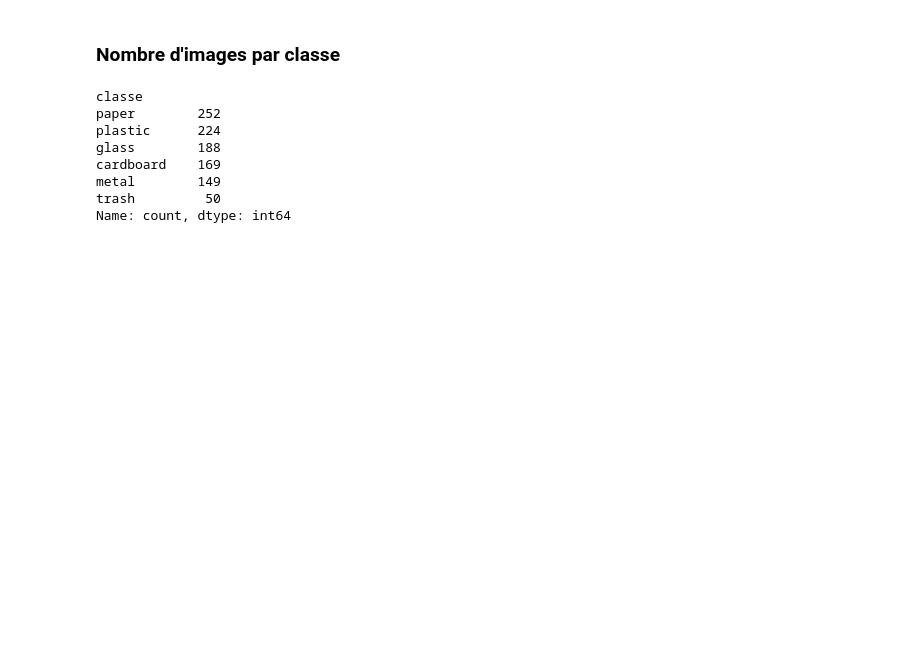
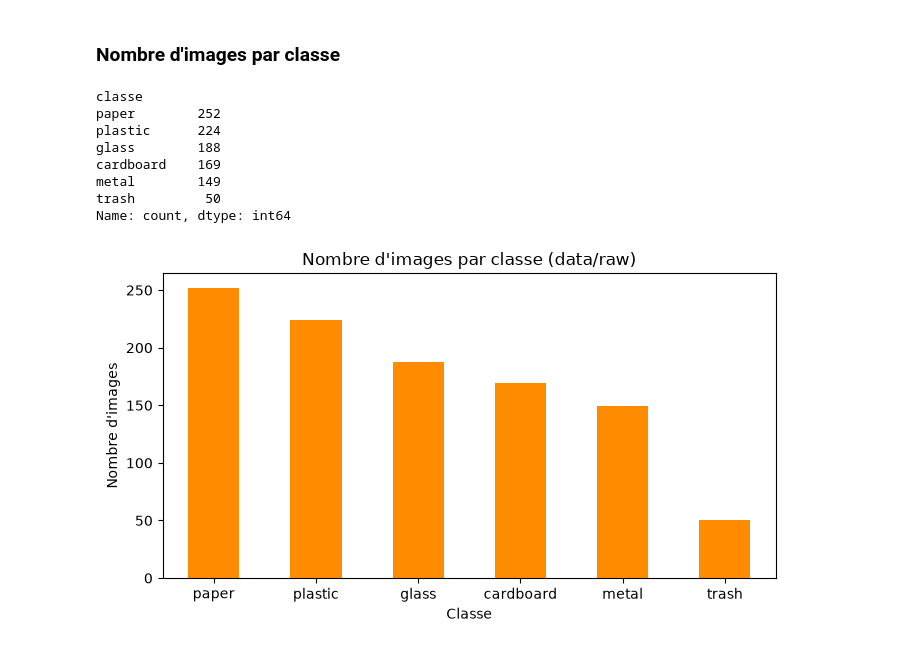
Before and after one commit to khadija470/atelier_prepa_donnees_images, a Jupyter notebook: notebooks/atelier_prepa_donnees_images.ipynb, the cells around one changed output. Saved outputs shown, nothing was run; the diff lists cells and outputs as text; code cells hidden in the pictures; blank space fills up the shorter version.

Commit message:
Partie 8 - Visualisation du desequilibre des classes

```diff
--- a/notebooks/atelier_prepa_donnees_images.ipynb
+++ b/notebooks/atelier_prepa_donnees_images.ipynb
@@ -534,3 +534,14 @@ cardboard    169
 metal        149
 trash         50
 Name: count, dtype: int64
+# %%
+plt.figure(figsize=(7, 4))
+images_par_classe.plot(kind='bar', color='darkorange')
+plt.ylabel("Nombre d'images")
+plt.xlabel('Classe')
+plt.title("Nombre d'images par classe (data/raw)")
+plt.xticks(rotation=0)
+plt.tight_layout()
+plt.show()
+# %% [output]
+[figure, added]
```
